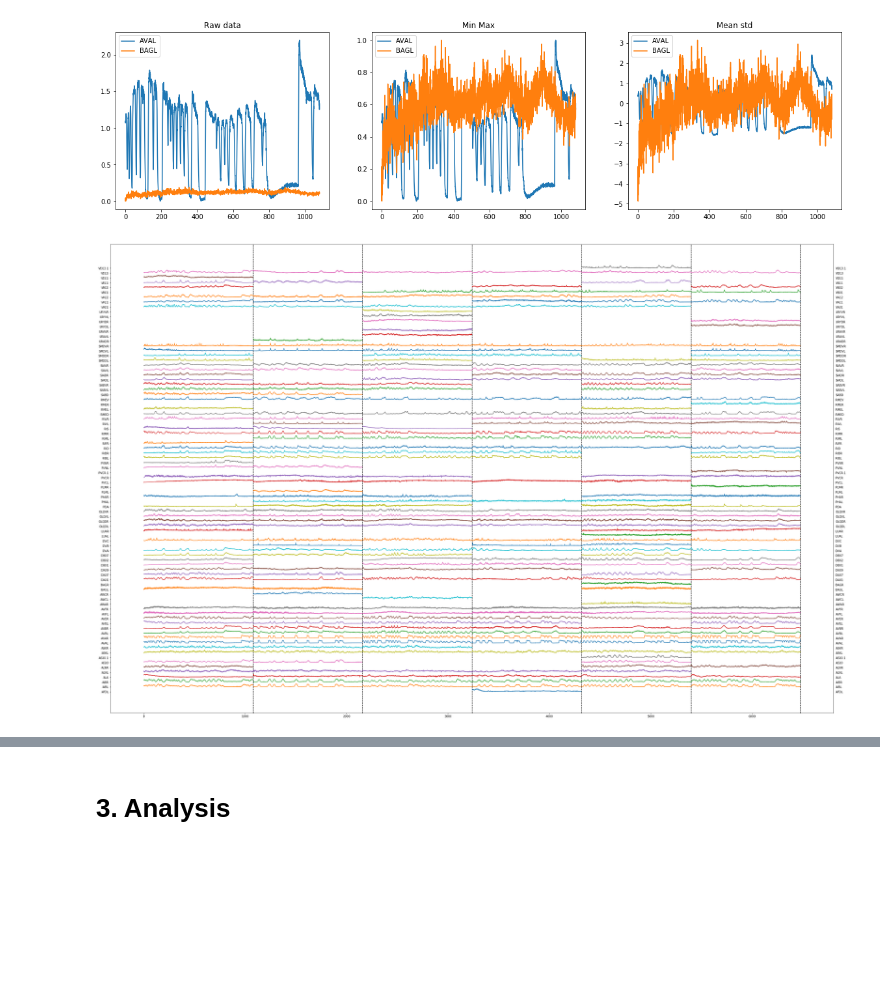
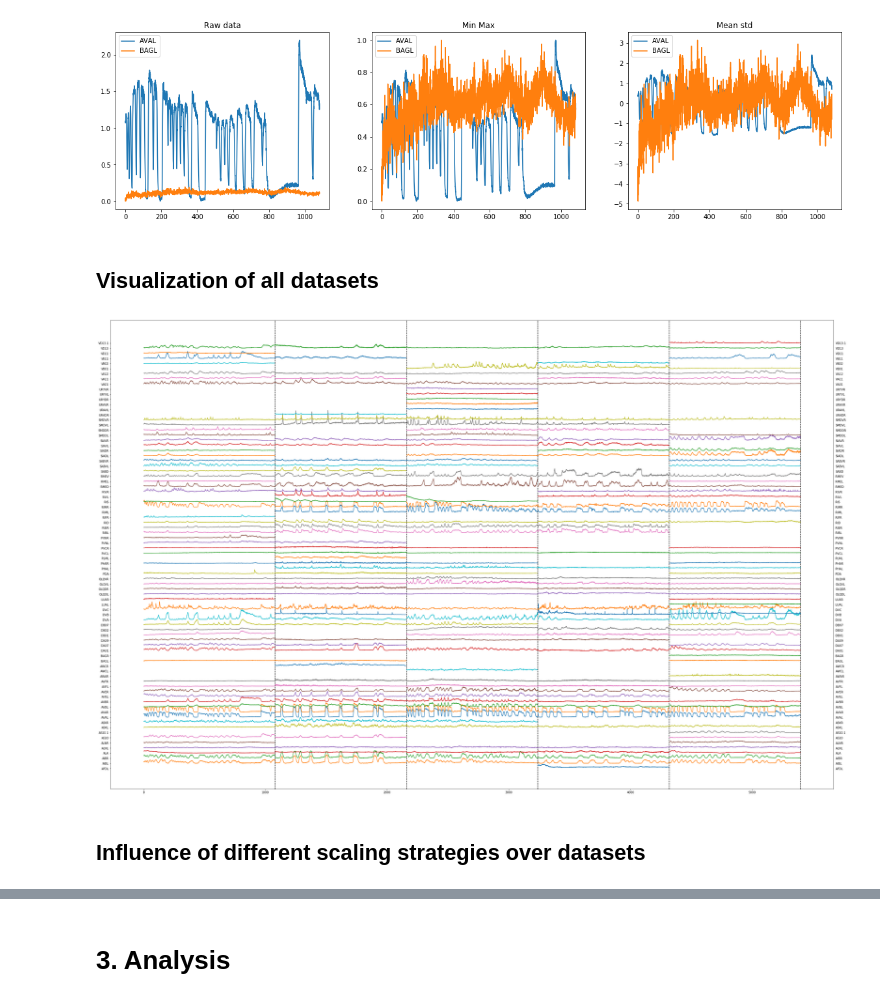
Before and after one commit to MarcJavin/WBI-analysis, a Jupyter notebook: Data Analysis.ipynb, the cells around one changed output, grey strips where cells are left out. Drawn from its saved outputs; the diff is of its cells as text; code cells hidden in the pictures; blank space fills up the shorter version.

```diff
--- a/Data Analysis.ipynb
+++ b/Data Analysis.ipynb
@@ -1,14 +1,20 @@
 # %% [markdown]
 # 1. Loading the data
 # %%
+# Loading a library for datasets
 import pandas as pd
 
+# DATASET = 'WBI'
+# N_sets = 6
+DATASET = 'RIMPVC'
+N_sets = 5
+
 def traces(i):
-    '''Get detrended traces of dataset @i'''
+    """Get traces of dataset @i"""
     return pd.read_csv('data/WBI%s.csv' % i, index_col=0)
 
 def derivs(i):
-    '''Get deivatives of dataset @i'''
+    '''Get derivatives of dataset @i'''
     return pd.read_csv('data/dWBI%s.csv' % i, index_col=0)
 
 # Some code for later
@@ -101,43 +139,51 @@ compare_norm(['AVAL', 'BAGL'])
 # %% [output]
 [figure]
 [figure]
+# %% [markdown]
+## Visualization of all datasets
 # %%
-N_sets = 6
-
 all_names = set()
 for i in range(N_sets):
     all_names = all_names.union(set(traces(i).columns))
-labelled = [n  for n in all_names if any(c.isalpha() for c in n)]
-labelled = sorted(labelled)
-labelled.remove('bullshit')
-labelled.remove('bullshit.1')
+LABELLED = [n  for n in all_names if any(c.isalpha() for c in n)]
+LABELLED = sorted(LABELLED)
+LABELLED.remove('bullshit')
+LABELLED.remove('bullshit.1')
 # %%
-def comp_amp(func, neur=labelled, stretch=1.7, scaler=None, title=''):
-    '''Plot traces given by @func accross datasets'''
+def comp_amp(func, neur=LABELLED, stretch=1.7, scaler=None, title=''):
+    '''
+    Plot traces of neurons @neur
+    from data given by @func accross datasets
+    @stretch defines the separation between traces
+    @scaler defines the scaling for transforming the data
+    @title will be the title of the figure
+    '''
     t = 0
     N = len(neur)
     cmap = plt.cm.get_cmap('tab10')
     plt.figure(figsize=(45,30))
     for i in range(N_sets):
         df = func(i)
         if scaler is not None:
             df = pd.DataFrame(scaler.fit_transform(df.values), columns=df.columns, index=df.index)
         for j, n in enumerate(neur):
             try:
                 plt.plot(t + df.index, df[n] + j*stretch, color=cmap(j%10))
             except:
                 pass
         t += df.index[-1]
         plt.axvline(t, color='k', linestyle='--')
 
     plt.yticks(np.arange(0,N*stretch,stretch),labels=neur)
     plt.tick_params(labeltop=False, labelright=True)
     plt.title(title, fontsize=20)
     plt.show()
 
 comp_amp(traces)
 # %% [output]
-[figure, old version]
+[figure, new version]
+# %% [markdown]
+## Influence of different scaling strategies over datasets
 # %%
 def compare_norm(neurons):
     """Compare the influence of different normalization methods on @neurons accross datasets"""
```
Also changed, not shown: parts of 23 cells of this notebook, 5 other files.
